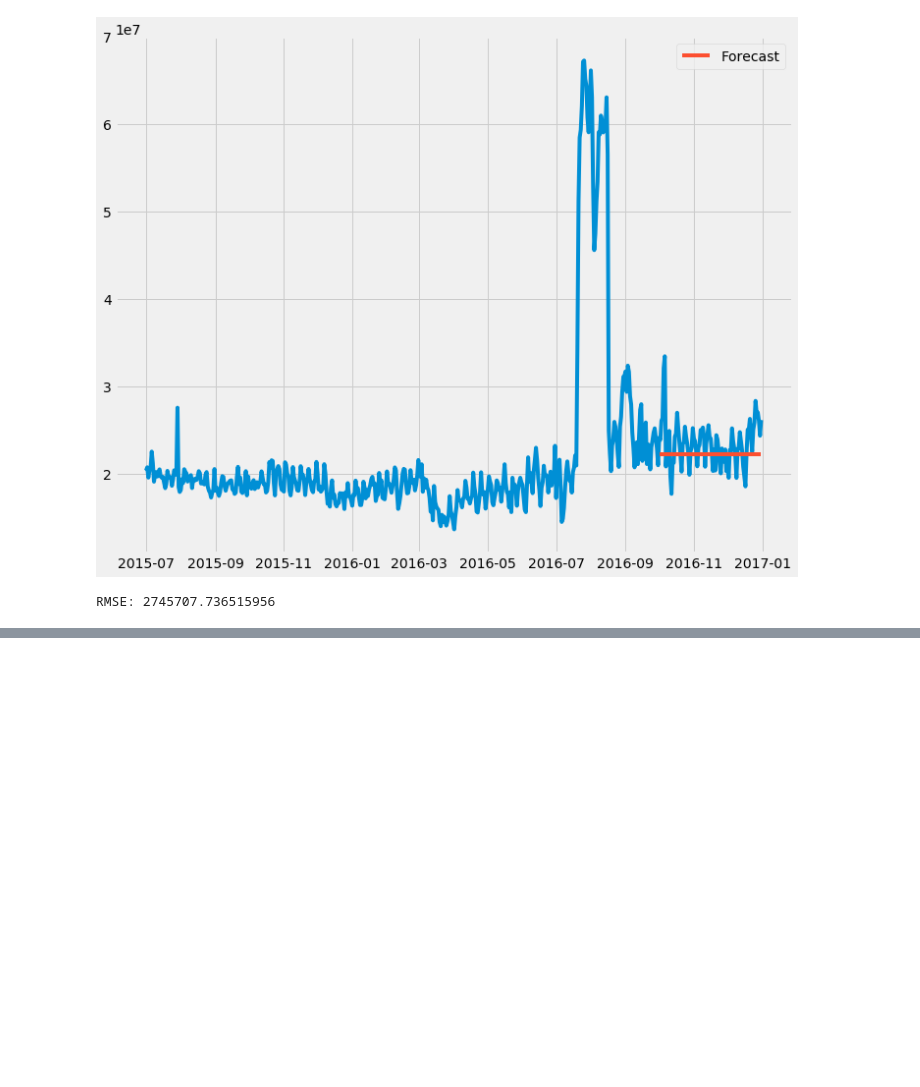
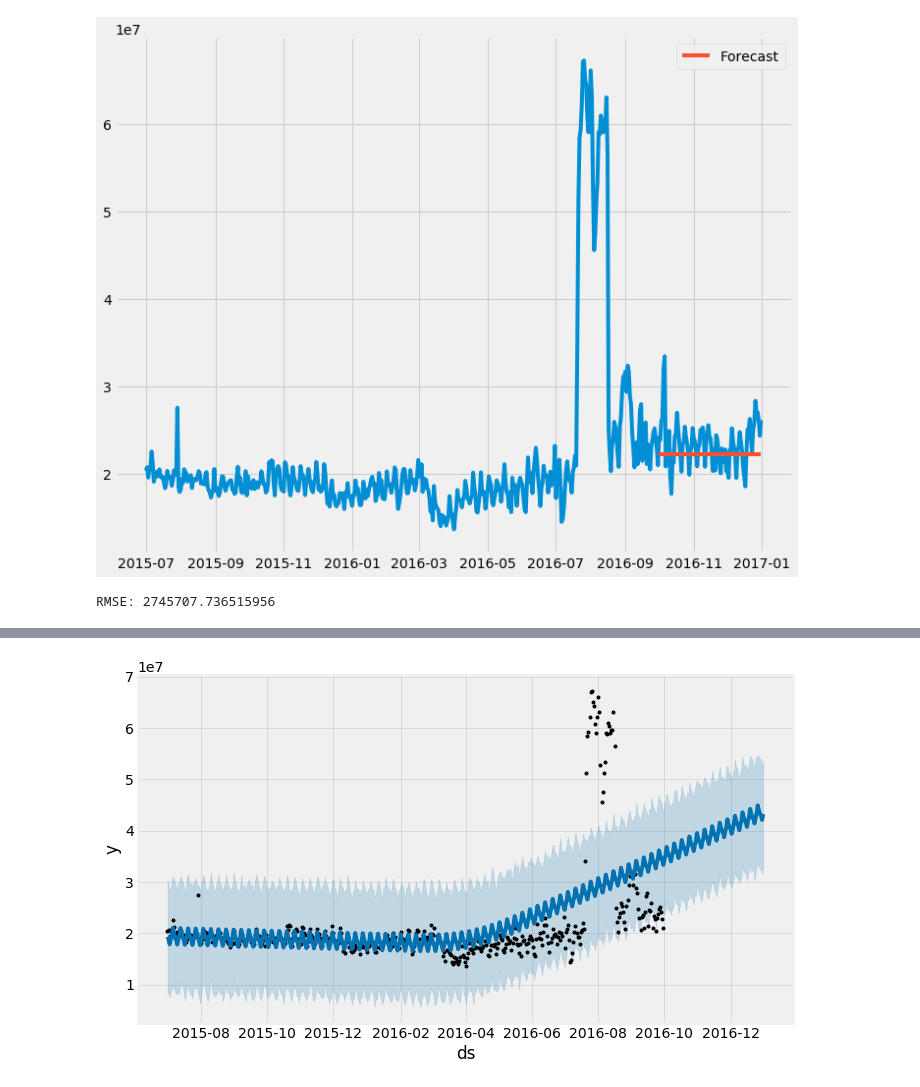
Before and after one commit to Subikshaa/Time-Series-Forecasting-on-Web-Traffic-Dataset, a Jupyter notebook: forecast.ipynb, the cells around one changed output, grey strips where cells are left out. Saved outputs shown, nothing was run; the diff lists cells and outputs as text; code cells hidden in the pictures; blank space fills up the shorter version.

```diff
--- a/forecast.ipynb
+++ b/forecast.ipynb
@@ -479,0 +605,4 @@ RMSE: 2745707.736515956
+# %%
+fig1 = prophet_model.plot(forecast)
+# %% [output]
+[figure, added]
```
Also changed, not shown: parts of 35 cells of this notebook.
